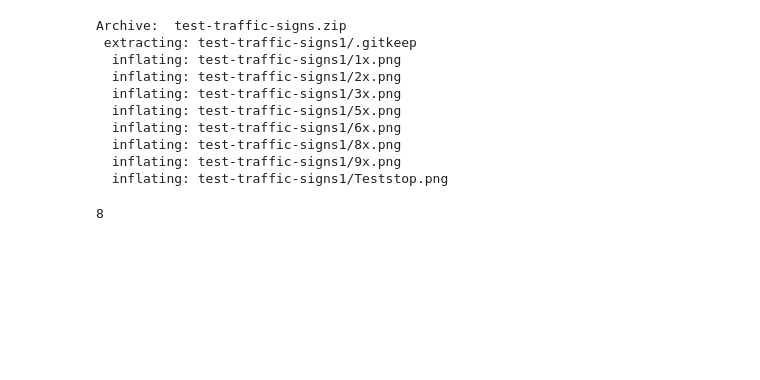
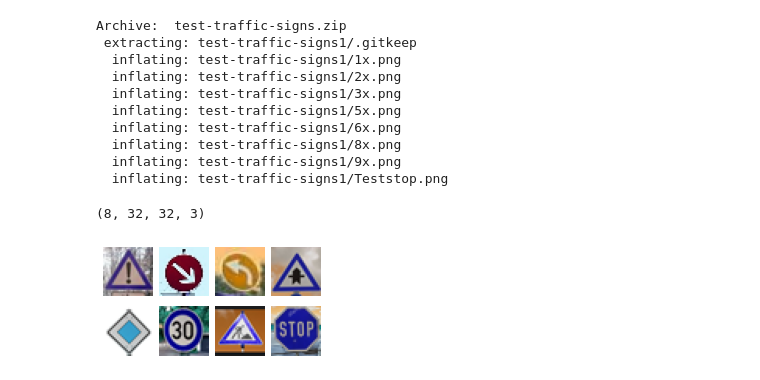
Before and after one commit to oussama95boussaid/Traffic-Sign-Recognition-Classifier-Project, a Jupyter notebook: Traffic_Sign_Classifier.ipynb, the cells around one changed output. Saved outputs shown, nothing was run; the diff lists cells and outputs as text; code cells hidden in the pictures; blank space fills up the shorter version.

```diff
--- a/Traffic_Sign_Classifier.ipynb
+++ b/Traffic_Sign_Classifier.ipynb
@@ -641,32 +634,33 @@ Archive:  test-traffic-signs.zip
 # %%
 #reading in an image
 import glob
 import matplotlib.image as mpimg
 import matplotlib.pyplot as plt
 
-# fig, axs = plt.subplots(2,4, figsize=(4, 2))
-# fig.subplots_adjust(hspace = .2, wspace=.001)
-# axs = axs.ravel()
-
+fig, axs = plt.subplots(2,4, figsize=(4, 2))
+fig.subplots_adjust(hspace = .2, wspace=.001)
+axs = axs.ravel()
 my_images = []
-
+# my_New_images_Nor=[]
 for i, img in enumerate(glob.glob('./test-traffic-signs1/*.png')):
     image = cv2.imread(img)
     colored_img=cv2.cvtColor(image, cv2.COLOR_BGR2RGB)
     my_images.append(colored_img)
-    plt.axis('off')
-    plt.imshow(image)
-    plt.figure()
+    #my_New_image_Nor=augment_img(my_images,rectified_train_coords[i])
+    #my_New_images_Nor.append(my_New_image_Nor)
+    axs[i].axis('off')
+    axs[i].imshow(image)
 
 
 my_New_images= np.asarray(my_images)
-for i in range(0, len(my_New_images)):
-  my_New_images_Nor[i]=augment_img(my_New_images[i],rectified_train_coords[i])
-print(my_New_images.shape)
+
+
+# resize(my_New_images,(32,32))
+my_New_images_Nor = normalize_features_pos(my_New_images)
+print(my_New_images_Nor.shape)
+# %% [output]
+(8, 32, 32, 3)
+[figure, added]
-# %%
-len(my_New_images)
-# %% [output]
-8
 # %%
 print("After Normalising")
 for i, image in enumerate(my_New_images_Nor):
```
Also changed, not shown: parts of 10 cells of this notebook.
